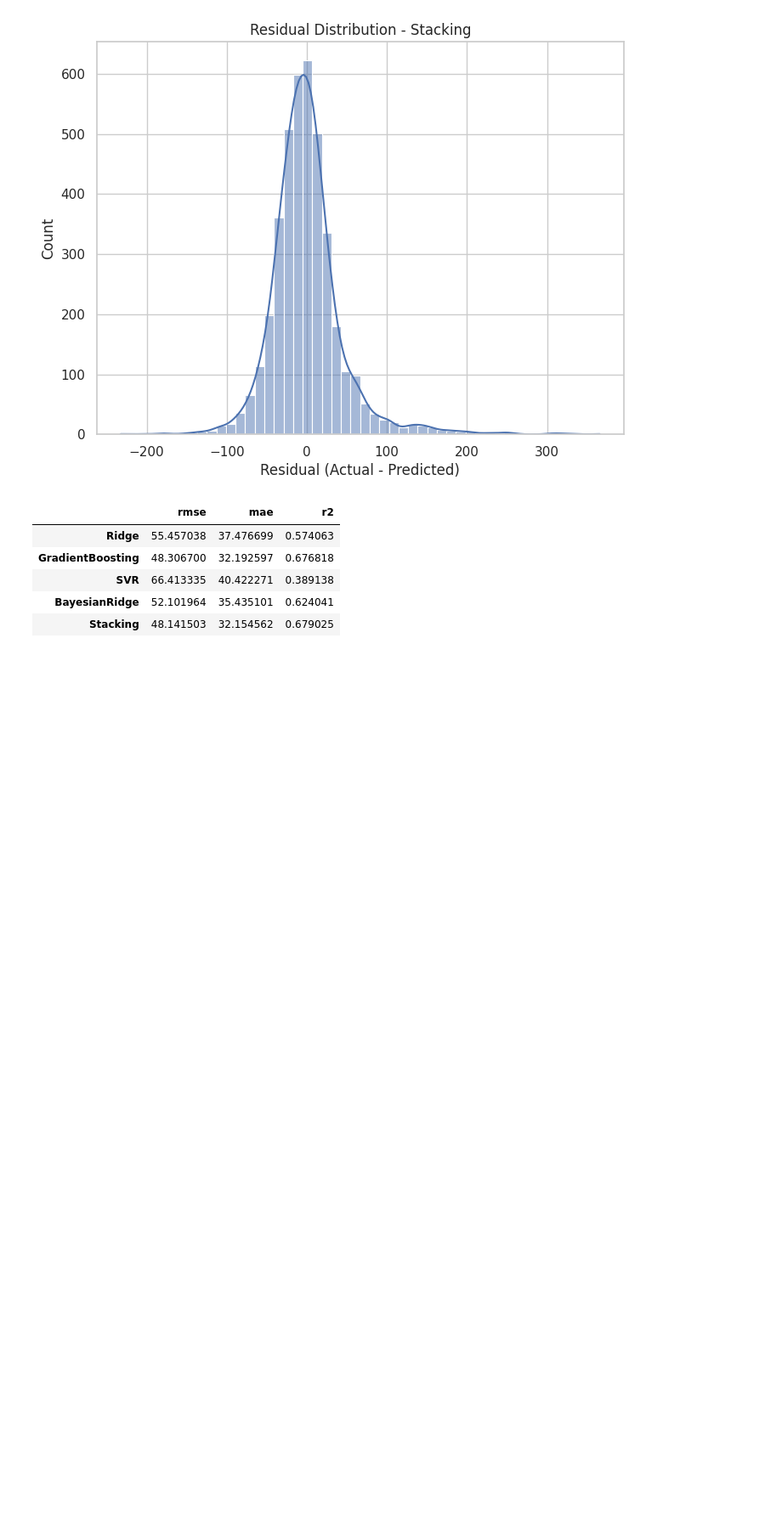
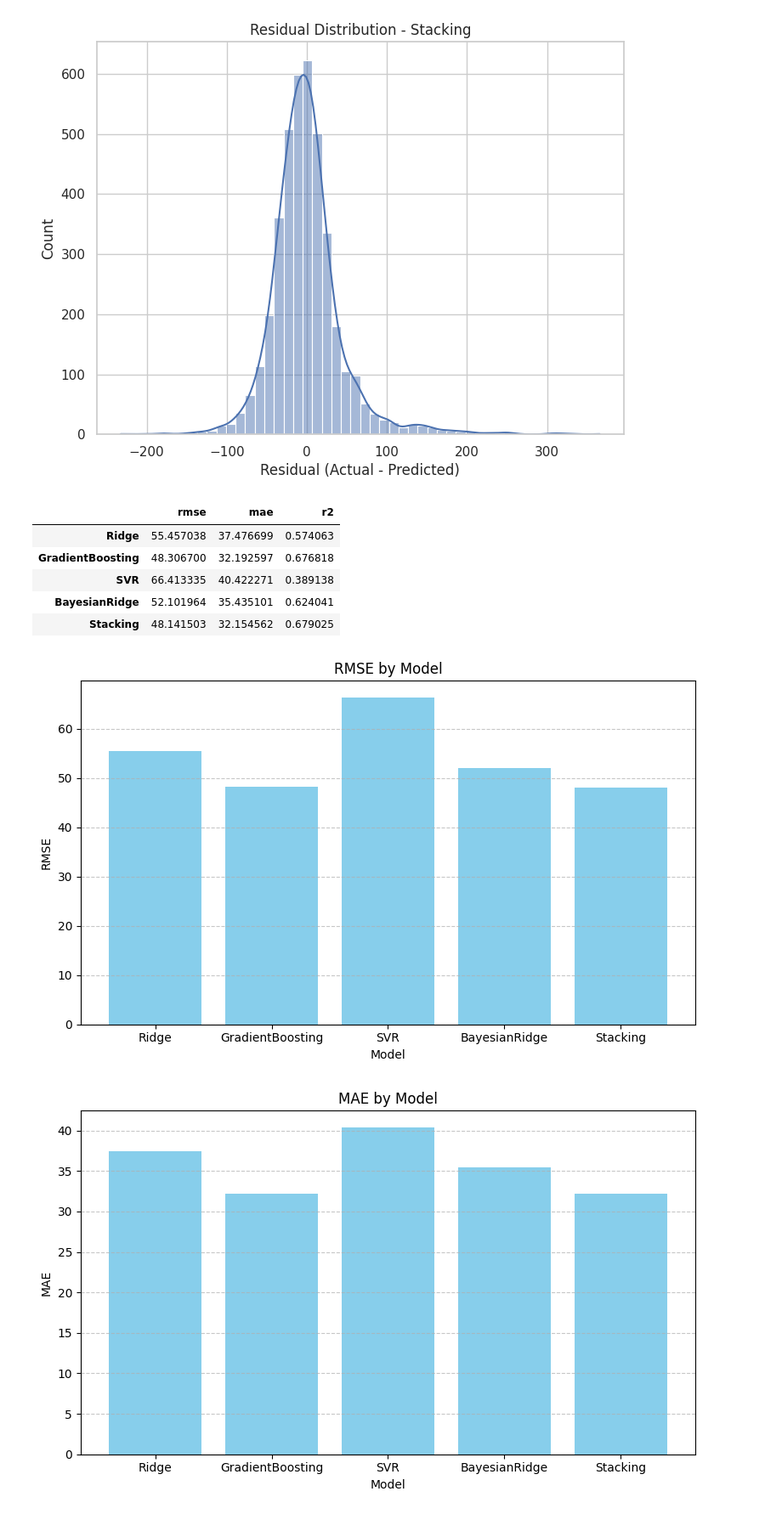
Before and after one commit to EminHALLAK/Airbnb-Price_Predection, a Jupyter notebook: MUSAAB_ALTAWEEL_22040101160_almostengineers.ipynb, the cells around one changed output. Shown at 85% size. Saved outputs shown, nothing was run; the diff lists cells and outputs as text; code cells hidden in the pictures; blank space fills up the shorter version.

```diff
--- a/MUSAAB_ALTAWEEL_22040101160_almostengineers.ipynb
+++ b/MUSAAB_ALTAWEEL_22040101160_almostengineers.ipynb
@@ -641,3 +641,31 @@ summary_df
 | SVR | 66.413335 | 40.422271 | 0.389138 |
 | BayesianRidge | 52.101964 | 35.435101 | 0.624041 |
 | Stacking | 48.141503 | 32.154562 | 0.679025 |
+# %%
+import pandas as pd
+import matplotlib.pyplot as plt
+
+# Model performance data
+data = {
+    'Model': ['Ridge', 'GradientBoosting', 'SVR', 'BayesianRidge', 'Stacking'],
+    'RMSE': [55.46, 48.31, 66.41, 52.10, 48.14],
+    'MAE': [37.48, 32.19, 40.42, 35.44, 32.15],
+    'R2': [0.5741, 0.6768, 0.3891, 0.6240, 0.6790]
+}
+
+df = pd.DataFrame(data)
+
+# Plotting each metric as a bar chart
+metrics = ['RMSE', 'MAE', 'R2']
+for metric in metrics:
+    plt.figure(figsize=(8, 5))
+    plt.bar(df['Model'], df[metric], color='skyblue')
+    plt.title(f'{metric} by Model')
+    plt.xlabel('Model')
+    plt.ylabel(metric)
+    plt.grid(axis='y', linestyle='--', alpha=0.7)
+    plt.tight_layout()
+    plt.show()
+# %% [output]
+[figure, added]
+[figure, added]
```
Also changed, not shown: parts of 2 cells of this notebook.
